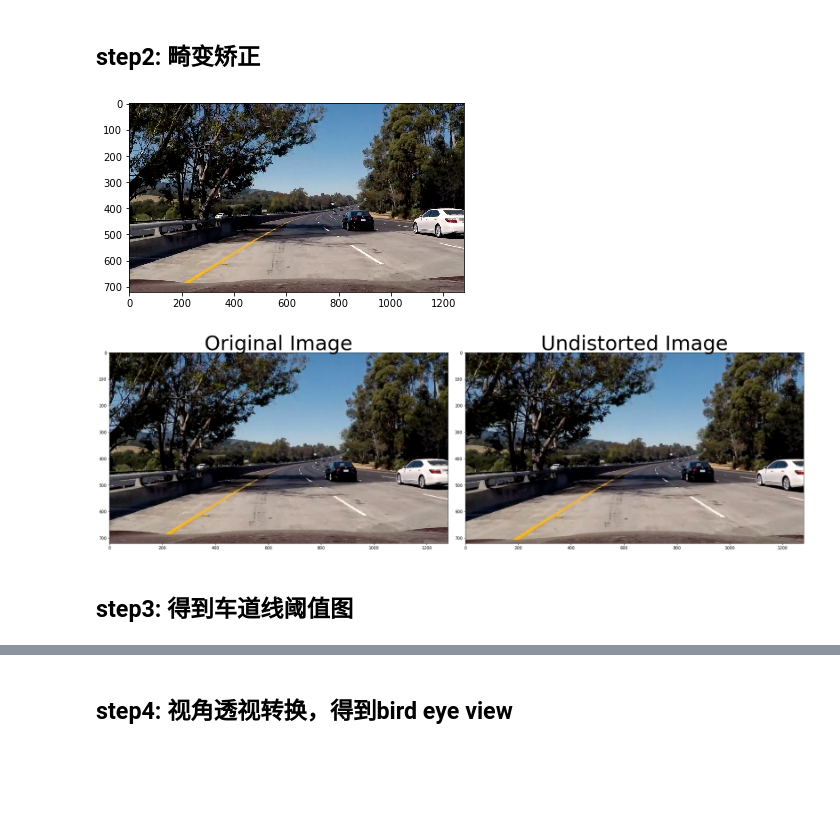
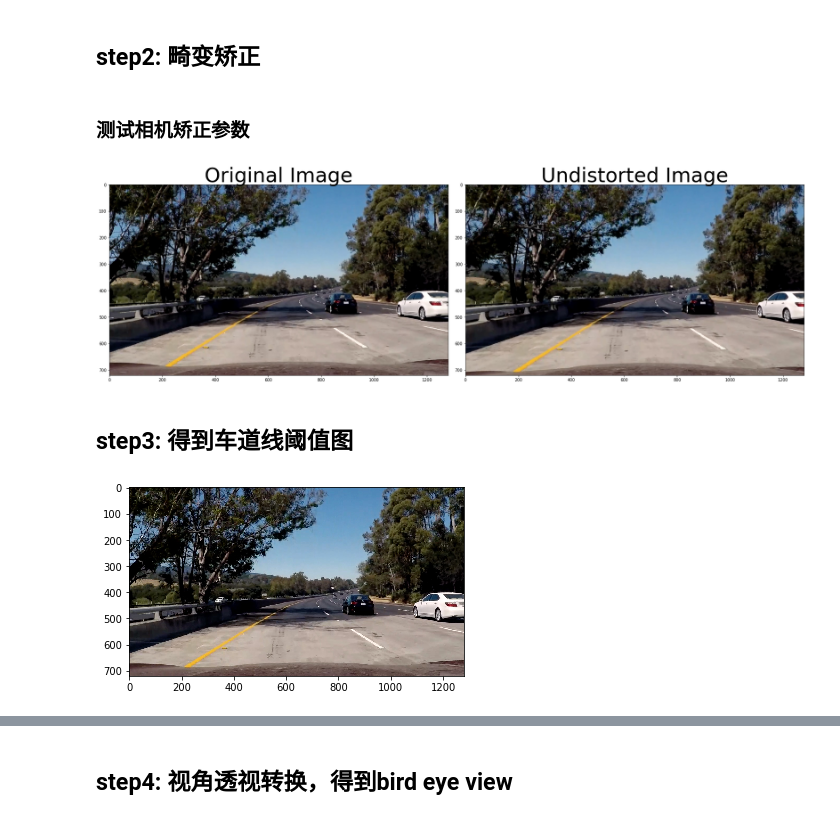
Before and after one commit to luteresa/P2_CarND-Advanced-Lane-Lines, a Jupyter notebook: Advanced_Lane_Finding.ipynb, the cells around one changed output, grey strips where cells are left out. Cells and saved outputs as stored; diff of their text form; code cells hidden in the pictures; blank space fills up the shorter version.

Commit message:
udpate project

```diff
--- a/Advanced_Lane_Finding.ipynb
+++ b/Advanced_Lane_Finding.ipynb
@@ -90,5 +90,3 @@ for fname in images:
         cv2.drawChessboardCorners(img, (nx, ny), corners, ret)
         #plt.imshow(img)
         #plt.show()
-# %%
-ret, mtx, dist, rvecs, tvecs = cv2.calibrateCamera(objpoints,imgpoints,img_size,None,None)
@@ -95,34 +96,43 @@ ret, mtx, dist, rvecs, tvecs = cv2.calibrateCamera(objpoints,imgpoints,img_size,
 # %% [markdown]
 ## step2: 畸变矫正
+# %%
+img_size = (img.shape[1],img.shape[0])
+ret, g_mtx, g_dist, rvecs, tvecs = cv2.calibrateCamera(objpoints,imgpoints,img_size,None,None)
 # %%
-# Read in an image
-img = cv2.imread('./test_images/test5.jpg')
-plt.imshow(img[:,:,::-1])
-plt.show()
 # TODO: Write a function that takes an image, object points, and image points
 # performs the camera calibration, image distortion correction and
 # returns the undistorted image
-def cal_undistort(img, objpoints, imgpoints):
-    # Use cv2.calibrateCamera() and cv2.undistort()
-    img_size = (img.shape[1],img.shape[0])
-    ret, mtx, dist, rvecs, tvecs = cv2.calibrateCamera(objpoints,imgpoints,img_size,None,None)
-
+def cal_undistort(img, mtx, dist):
     undist = cv2.undistort(img, mtx, dist, None, mtx)
-
     #undist = np.copy(img)  # Delete this line
     return undist
-
-undistorted = cal_undistort(img, objpoints, imgpoints)
-
-f, (ax1, ax2) = plt.subplots(1, 2, figsize=(24, 9))
-f.tight_layout()
-ax1.imshow(img[:,:,::-1])
-ax1.set_title('Original Image', fontsize=50)
-ax2.imshow(undistorted[:,:,::-1])
-ax2.set_title('Undistorted Image', fontsize=50)
-plt.subplots_adjust(left=0., right=1, top=0.9, bottom=0.)
-# %% [output]
-[figure, removed]
-[figure, removed]
+# %% [markdown]
+### 测试相机矫正参数
+# %%
+undistorted = cal_undistort(img, g_mtx, g_dist)
+
+f, (ax1, ax2) = plt.subplots(1, 2, figsize=(24, 9))
+f.tight_layout()
+ax1.imshow(img[:,:,::-1])
+ax1.set_title('Original Image', fontsize=50)
+ax2.imshow(undistorted[:,:,::-1])
+ax2.set_title('Undistorted Image', fontsize=50)
+plt.subplots_adjust(left=0., right=1, top=0.9, bottom=0.)
+# %% [output]
+[figure, added]
 # %% [markdown]
 ## step3: 得到车道线阈值图
+# %%
+
+img3 = cv2.imread('./test_images/test5.jpg')
+#img3 = cv2.imread('../udacity-project/step1/images/signs_vehicles_xygrad.png')
+gray3 = cv2.cvtColor(img3, cv2.COLOR_RGB2GRAY)
+
+# Define a kernel size for Gaussian smoothing / blurring
+# Note: this step is optional as cv2.Canny() applies a 5x5 Gaussian internally
+kernel_size = 5
+blur_gray3 = cv2.GaussianBlur(gray3,(kernel_size, kernel_size), 0)
+plt.imshow(img3[:,:,::-1], cmap='Greys_r')
+plt.show()
+# %% [output]
+[figure, added]
```
Also changed, not shown: parts of 5 cells of this notebook.
